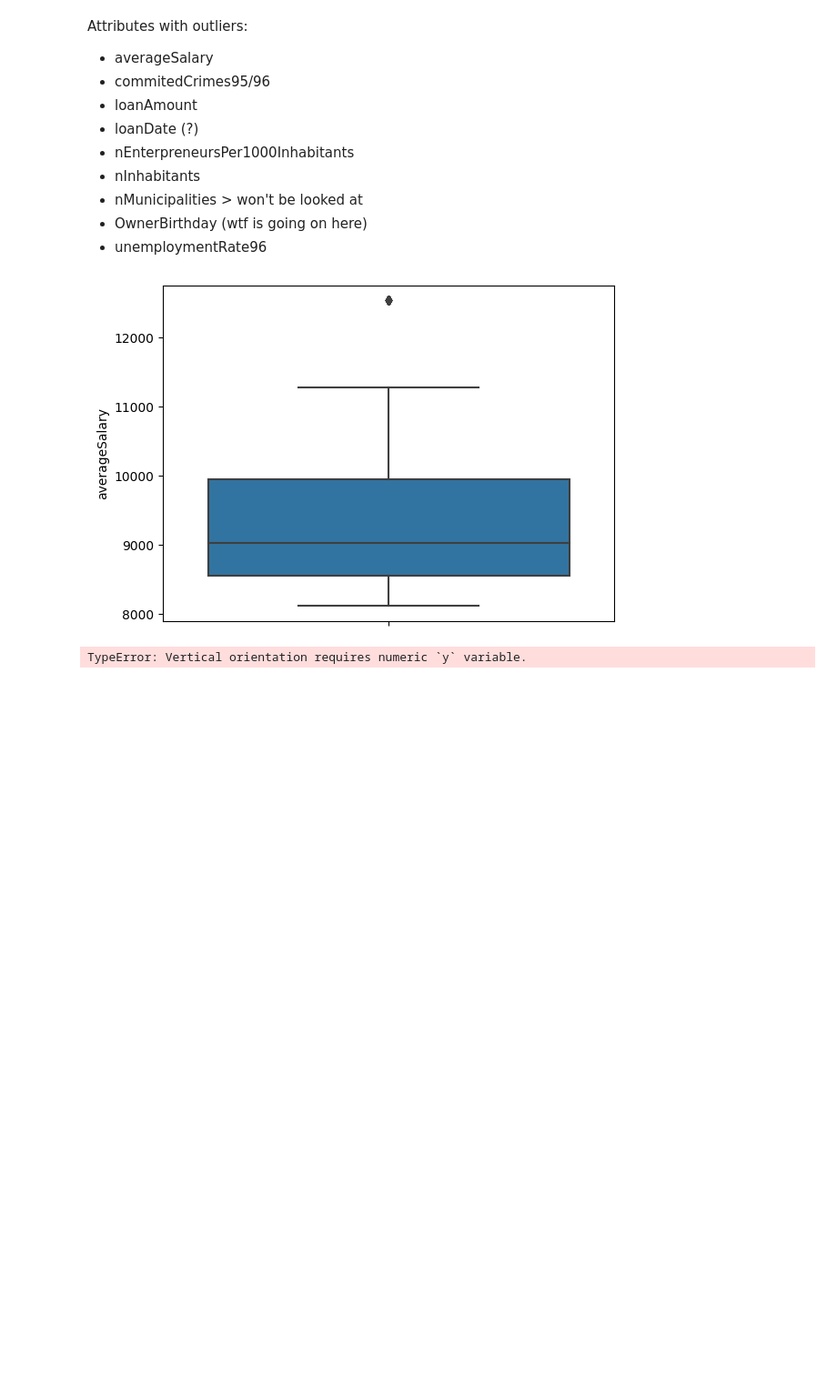
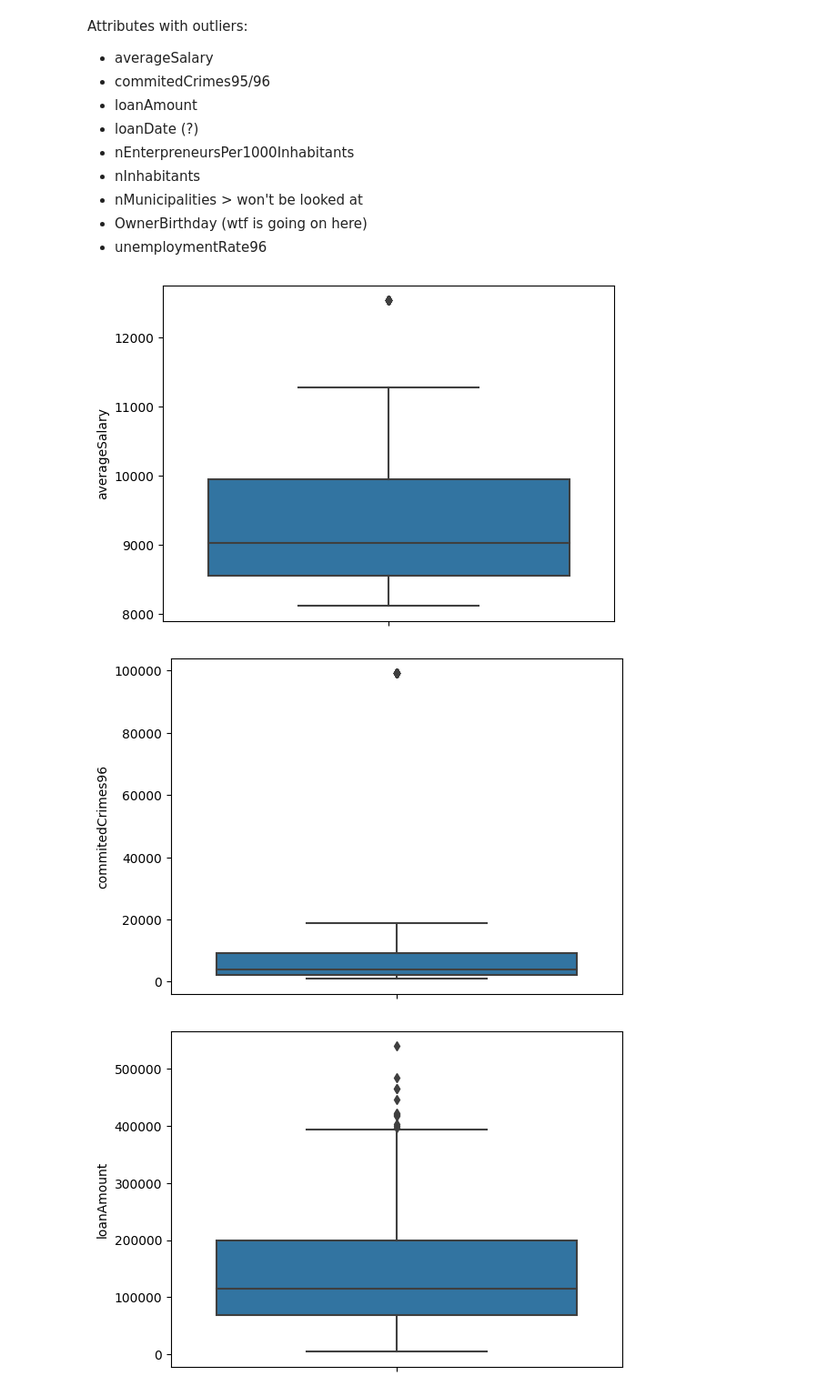
Before and after one commit to adr1an0s0ar3s/feup-ac-22-23, a Jupyter notebook: notebooks/outlier_analysis.ipynb, the cells around one changed output. Shown at 91% size. Cells and saved outputs as stored; diff of their text form; code cells hidden in the pictures; blank space fills up the shorter version.

Commit message:
chore: analyzing commitedCrimes95 outliers

```diff
--- a/notebooks/outlier_analysis.ipynb
+++ b/notebooks/outlier_analysis.ipynb
@@ -24,9 +105,10 @@ Attributes with outliers:
 - OwnerBirthday (wtf is going on here)
 - unemploymentRate96
 # %%
-for a in ['averageSalary', 'commitedCrimes95', 'commitedCrimes96', 'loanAmount', 'loanDate', 'nEnterpreneursPer1000Inhabitants','nInhabitants','ownerBirthday', 'unemploymentRate96']:
+for a in ['averageSalary', 'commitedCrimes96', 'loanAmount', 'loanDate', 'nEnterpreneursPer1000Inhabitants','nInhabitants','ownerBirthday', 'unemploymentRate96']:
     sns.boxplot(data=df, y=a)
     plt.show()
 # %% [output]
 [figure]
-TypeError: Vertical orientation requires numeric `y` variable.
+[figure, added]
+[figure, added]
```
Also changed, not shown: parts of 9 cells of this notebook, 4 other files.
